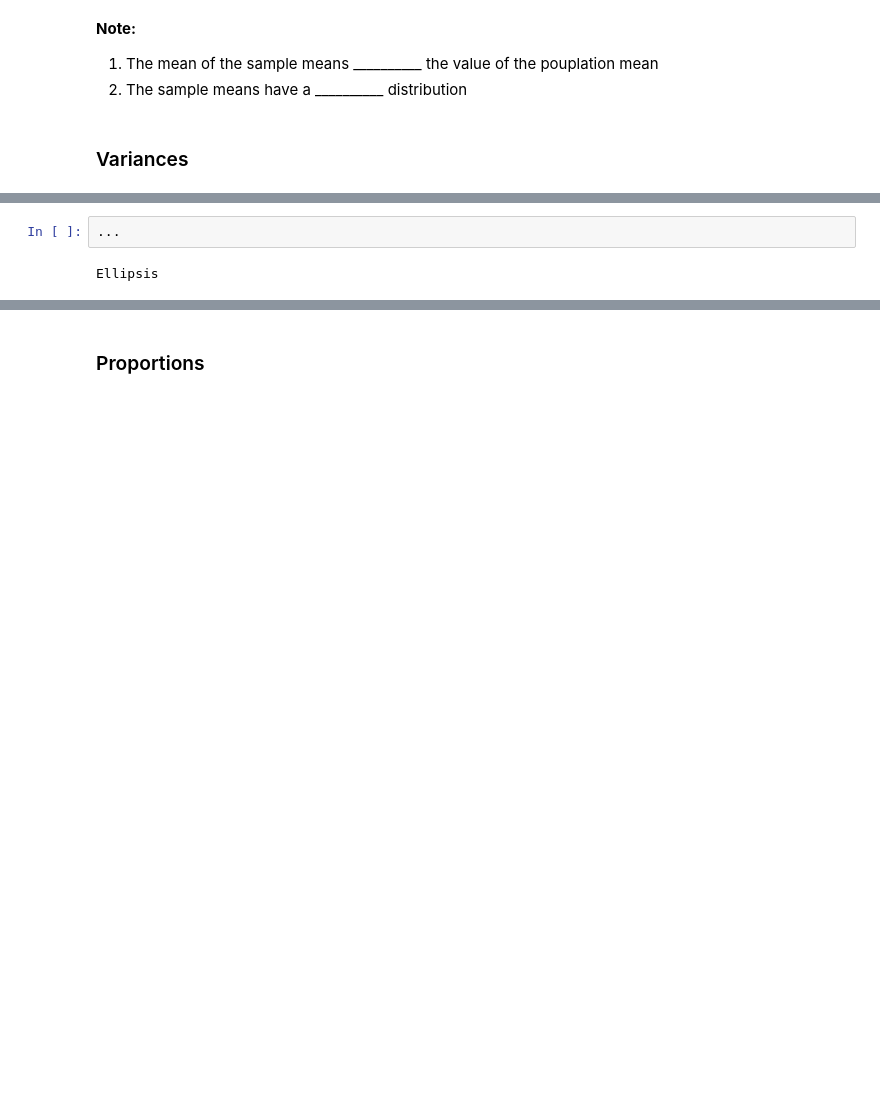
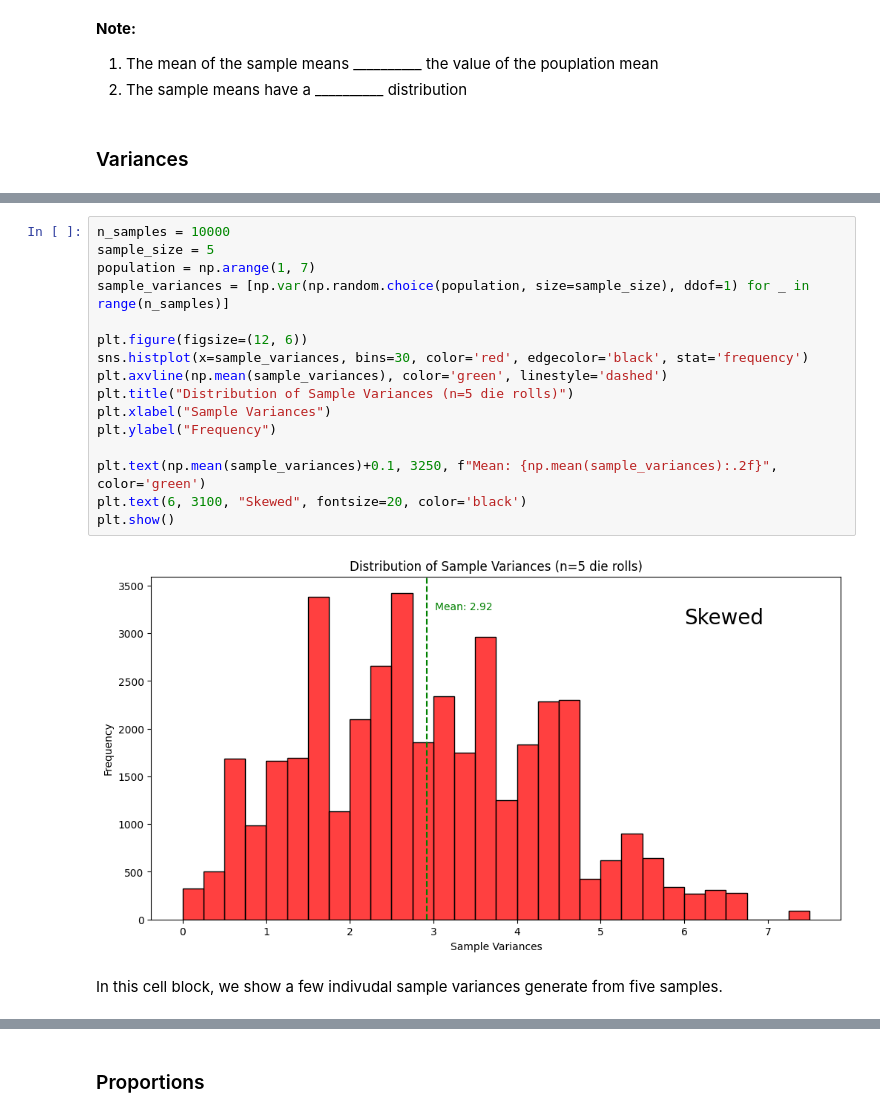
Before and after one commit to ds-modules/ecc-statistics, a Jupyter notebook: sampling_distribution/sampling_distribution.ipynb, the cells around one changed output, grey strips where cells are left out. Drawn from its saved outputs; the diff is of its cells as text; blank space fills up the shorter version.

```diff
--- a/sampling_distribution/sampling_distribution.ipynb
+++ b/sampling_distribution/sampling_distribution.ipynb
@@ -71,4 +80,20 @@ The __________ of the sample means in 10,000 trials is 3.51. If continued indefi
 # %%
-...
+n_samples = 10000
+sample_size = 5
+population = np.arange(1, 7)
+sample_variances = [np.var(np.random.choice(population, size=sample_size), ddof=1) for _ in range(n_samples)]
+
+plt.figure(figsize=(12, 6))
+sns.histplot(x=sample_variances, bins=30, color='red', edgecolor='black', stat='frequency')
+plt.axvline(np.mean(sample_variances), color='green', linestyle='dashed')
+plt.title("Distribution of Sample Variances (n=5 die rolls)")
+plt.xlabel("Sample Variances")
+plt.ylabel("Frequency")
+
+plt.text(np.mean(sample_variances)+0.1, 3250, f"Mean: {np.mean(sample_variances):.2f}", color='green')
+plt.text(6, 3100, "Skewed", fontsize=20, color='black')
+plt.show()
 # %% [output]
-Ellipsis
+[figure, added]
+# %% [markdown]
+In this cell block, we show a few indivudal sample variances generate from five samples.
```
Also changed, not shown: parts of 21 cells of this notebook.
